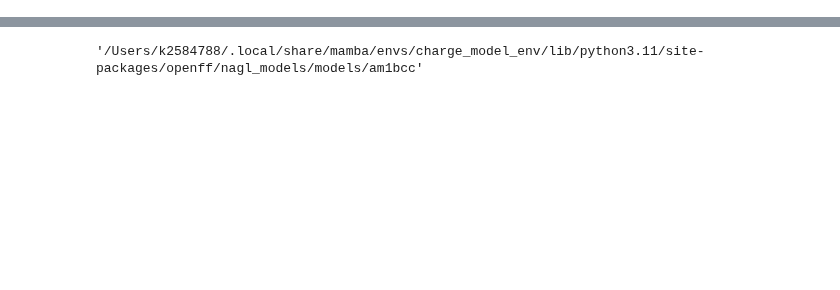
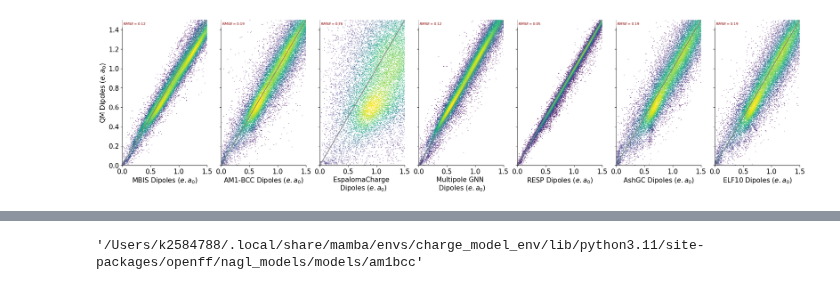
Before and after one commit to bismuthadams1/charge_paper, a Jupyter notebook: comparison_of_charge_models/plot_additional_models.ipynb, the cells around one changed output, grey strips where cells are left out. Cells and saved outputs as stored; diff of their text form; code cells hidden in the pictures; blank space fills up the shorter version.

```diff
--- a/comparison_of_charge_models/plot_additional_models.ipynb
+++ b/comparison_of_charge_models/plot_additional_models.ipynb
@@ -100,6 +137,8 @@ def kde(x, y, ax = None, **kwargs):
 # %%
 # df = pd.read_parquet('charge_models_test_withgeoms.parquet')
-pldf = pl.scan_parquet('./charge_models_test_withgeoms.parquet').collect(engine='streaming')
+# pldf = pl.scan_parquet('./charge_models_test_withgeoms_and_additional_models.parquet').collect(engine='streaming')
+pldf = pl.scan_parquet('./charge_models_test_withgeoms_and_additional_models_test.parquet').collect(engine='streaming')
+
 df = pldf.to_pandas()
 # %%
 df
@@ -140,3 +265,86 @@ df
 # %%
-df.iloc[0]['qm_esp']
+import matplotlib as mpl
+
+mpl.rcParams['font.size'] = 15          # Base font size
+mpl.rcParams['axes.labelsize'] = 15     # Axis label font size
+mpl.rcParams['legend.fontsize'] = 15
+mpl.rcParams['xtick.labelsize'] =15
+mpl.rcParams['ytick.labelsize'] = 15
+
+width = 3.25  # inches (or 7.0)
+height = 5.5
+aspect = width / height
+
+# Define the columns you want to compare against QM_HF_Dipoles
+# compare_columns = [['mbis_dipoles', 'am1bcc_dipole', 'espaloma_dipole', 'riniker_dipoles', 'resp_dipole','nagl_ash_dipole','elf10_dipole']]
+
+mbis_dipoles = df['mbis_dipoles'].values
+am1bcc_dipoles = df['am1bcc_dipole'].values
+resp_dipoles = df['resp_dipole'].values
+espaloma_dipoles = df['espaloma_dipole'].values
+multipole_gnn_dipoles = df['riniker_dipoles'].values
+ash_dipoles = df['nagl_ash_dipole'].values
+elf10_dipoles = df['elf10_dipole'].values
+qm_dipoles = df['qm_dipoles'].values
+
+dipoles_df = pd.DataFrame({
+    "qm_dipoles": qm_dipoles,
+    "mbis_dipoles": mbis_dipoles,
+    "am1bcc_dipole": am1bcc_dipoles,
+    "resp_dipole": resp_dipoles,
+    "espaloma_dipole": espaloma_dipoles,
+    "riniker_dipoles": multipole_gnn_dipoles,
+    "nagl_ash_dipole": ash_dipoles,
+    "elf10_dipole": elf10_dipoles
+})
+
+compare_columns = [
+    "mbis_dipoles",
+    "am1bcc_dipole",
+    "espaloma_dipole",
+    "riniker_dipoles",
+    "resp_dipole",
+    "nagl_ash_dipole",
+    "elf10_dipole"
+]
+
+# Initialize a PairGrid with col_wrap set to 3 for 3 columns per row
+grid = sb.PairGrid(
+    dipoles_df,
+    x_vars=compare_columns,
+    y_vars=['qm_dipoles'],
+    height=height,
+    aspect=aspect
+)
+
+# Map the plots to the grid
+grid = grid.map(density_scatter_plot, s=0.1)
+grid = grid.map_offdiag(equalityline, color='gray', ls='-')
+grid = grid.map_offdiag(m)
+grid.map_diag(sb.kdeplot, color='gray')
+
+# Set axis limits
+grid.set(xlim=(0, 1.5), ylim=(0, 1.5))
+
+label_dict = {
+    "am1bcc_dipole": "AM1-BCC Dipoles ($e.a_{{0}}$)",
+    "riniker_dipoles": "Multipole GNN \n Dipoles ($e.a_{{0}}$)",
+    "resp_dipole": "RESP Dipoles ($e.a_{{0}}$)",
+    "mbis_dipoles": "MBIS Dipoles ($e.a_{{0}}$)",
+    "qm_dipoles": "QM Dipoles ($e.a_{{0}}$)",
+    "espaloma_dipole": "EspalomaCharge \n Dipoles ($e.a_{{0}}$)",
+    "nagl_ash_dipole": "AshGC Dipoles ($e.a_{{0}}$)",
+    "elf10_dipole": "ELF10 Dipoles ($e.a_{{0}}$)"
+}
+
+# Manually set x-axis and y-axis labels
+for i, ax in enumerate(grid.axes.flat):
+    if i % len(compare_columns) == 0:  # y-axis label
+        ax.set_ylabel(label_dict['qm_dipoles'], fontsize=15)
+    if i < len(compare_columns):  # x-axis label
+        ax.set_xlabel(label_dict[compare_columns[i % len(compare_columns)]], fontsize=15)
+
+# Save and display the plot
+plt.savefig('comparison_of_dipoles.png', bbox_inches= 'tight', dpi=300)
+plt.show()
 # %% [output]
@@ -144,0 +351 @@ array([0.00380753, 0.00553621, 0.00572025, ..., 0.00240039, 0.00112108,
+[figure, added]
```
Also changed, not shown: parts of 9 cells of this notebook, 3 other files.
